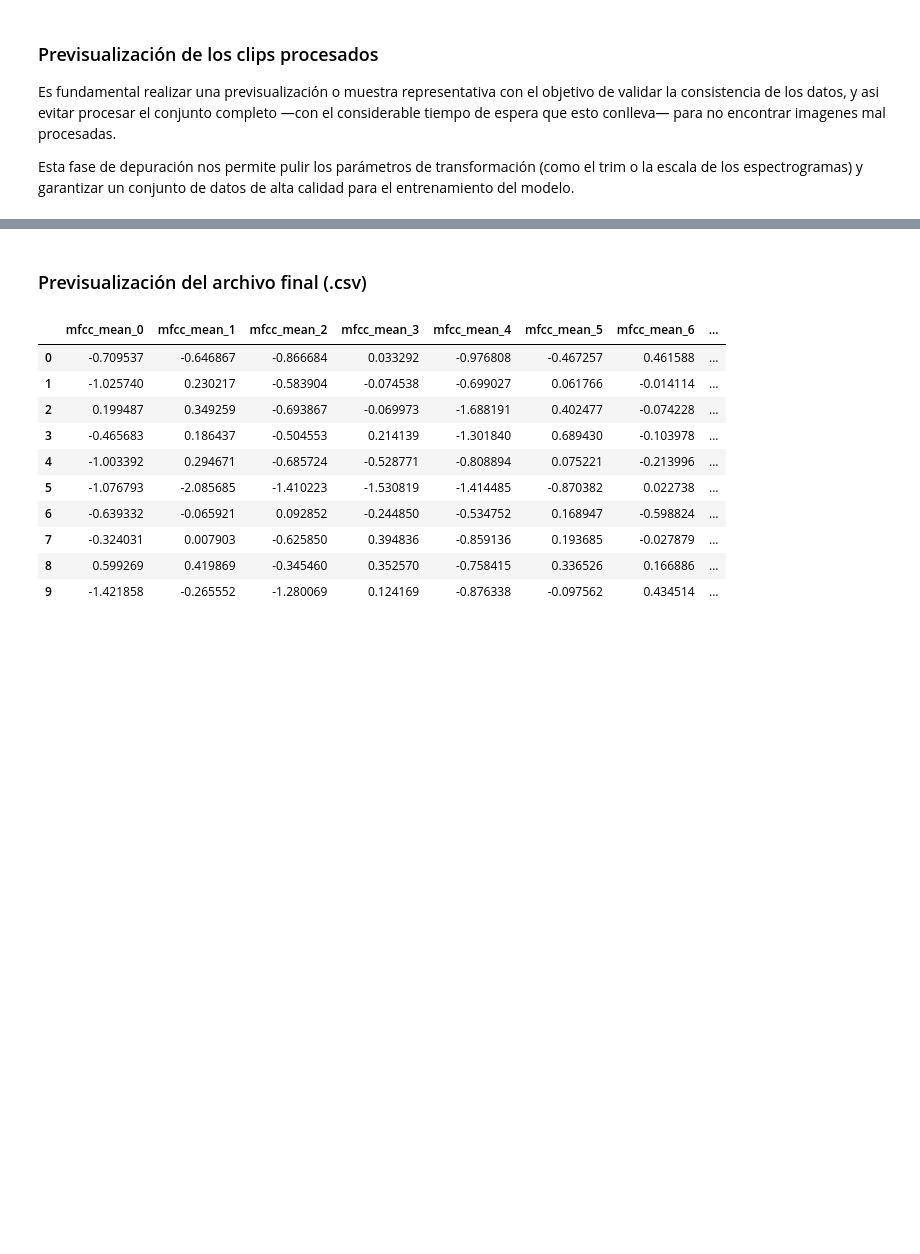
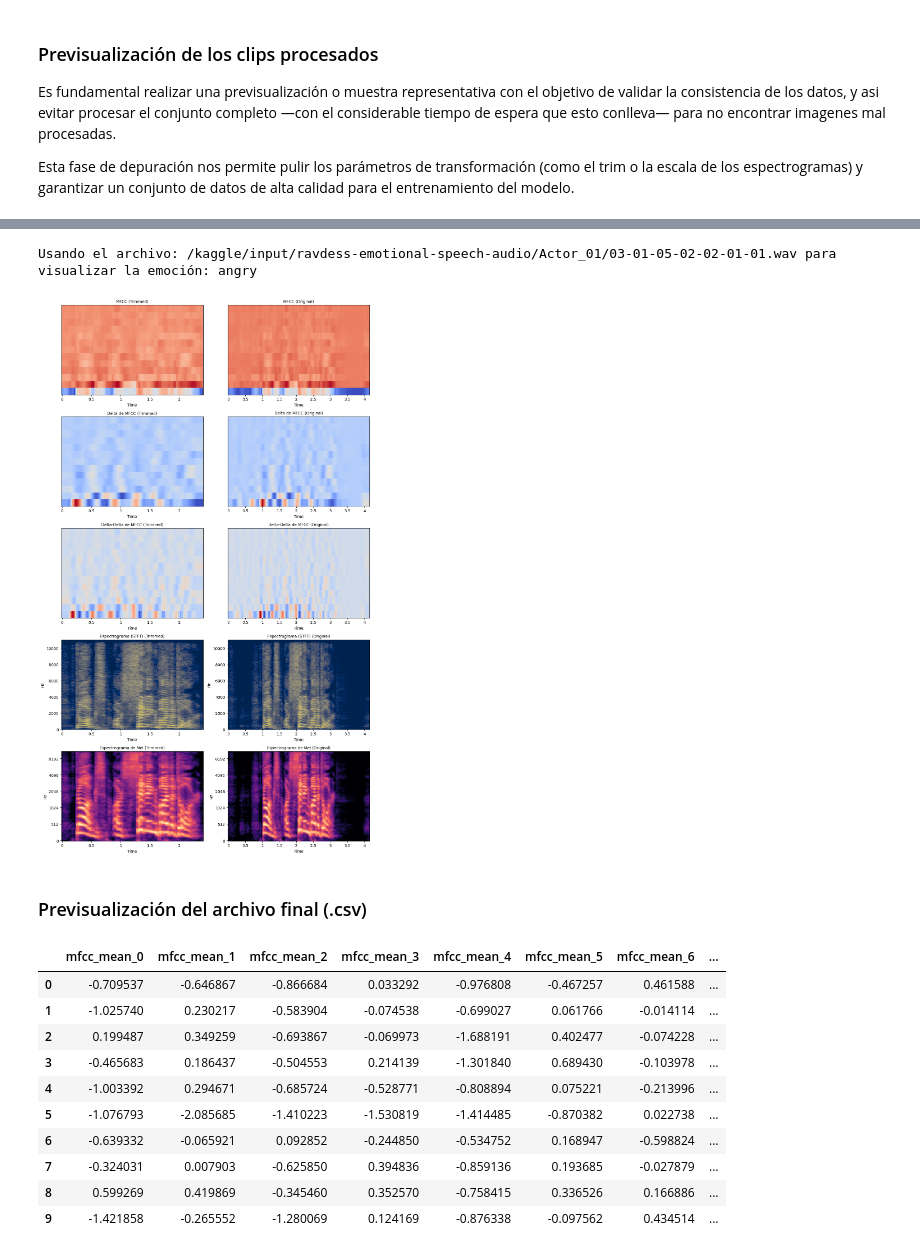
Before and after one commit to AcSsalazar/the-color-of-emotions, a Jupyter notebook: Notebooks/4-feature-extraction.ipynb, the cells around one changed output, grey strips where cells are left out. Saved outputs shown, nothing was run; the diff lists cells and outputs as text; code cells hidden in the pictures; blank space fills up the shorter version.

```diff
--- a/Notebooks/4-feature-extraction.ipynb
+++ b/Notebooks/4-feature-extraction.ipynb
@@ -209,34 +218,25 @@ def process_audio(file_path, sr=SAMPLE_RATE, min_dur=MIN_DURATION, max_dur=MAX_D
         # Como vimos, es mas conveninete no ser tan agresivos y se procede a usar 40 en top_db
         y, sr = librosa.load(file_path, sr=sr)
         y_trimmed, _ = librosa.effects.trim(y, top_db=40)
+        y_trimmed = librosa.util.normalize(y_trimmed)
         duration = len(y_trimmed) / sr
 
         # No necesario si se normaliza, y se configurta la res de la imagen de salida.
-        if duration < min_dur or duration > max_dur:
+        '''if duration < min_dur or duration > max_dur:
             logging.info(f"Descartado {os.path.basename(file_path)}: duración {duration:.2f}s")
             discarded_count += 1
             return None
         target_len = int(max_dur * sr)
         if len(y_trimmed) < target_len:
             y_trimmed = np.pad(y_trimmed, (0, target_len - len(y_trimmed)), mode=PAD_MODE)
-        y_trimmed = librosa.util.normalize(y_trimmed)
-        return y_trimmed, sr
+
+        return y_trimmed, sr'''
     except Exception as e:
         logging.error(f"Error en {file_path}: {e}")
         discarded_count += 1
         return None
 
-'''
-En esta etapa, procederemos a extraer 8 características fundamentales de cada clip de audio.
-Cabe destacar que, en muchos de los scripts que trabajan con el conjunto de datos RAVDESS,
-no es habitual incluir los coeficientes Delta y Delta-Delta. Sin embargo, en pro de la experimentación
-y el aprendizaje, hemos decidido integrar estas métricas, ya que poseen información
-sobre la dinámica temporal que se considera sumamente relevante.
 
-Posteriormente, evaluaremos si el rendimiento y los puntajes del modelo presentan variaciones
-significativas al ser entrenado prescindiendo de estas características.
-
-'''
 def extract_features(y, sr):
     try:
         mfccs = librosa.feature.mfcc(y=y, sr=sr, n_mfcc=13) # Con 13 ceficientes de Mel (filtros)
@@ -342,3 +426,8 @@ NameError: name 'mfccs' is not defined
+# %%
+plot_preview('angry', angry_clip)
+# %% [output]
+Usando el archivo: /kaggle/input/ravdess-emotional-speech-audio/Actor_01/03-01-05-02-02-01-01.wav para visualizar la emoción: angry
+[figure, added]
 # %% [markdown]
 ### Previsualización del archivo final (.csv)
 # %%
```
Also changed, not shown: parts of 4 cells of this notebook.
